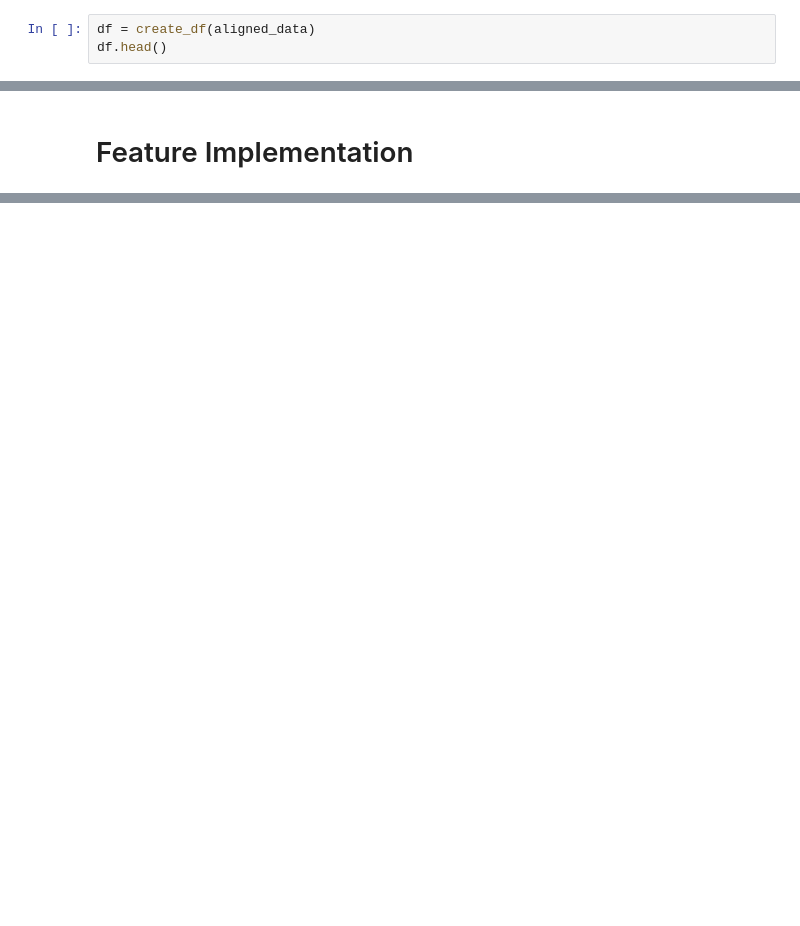
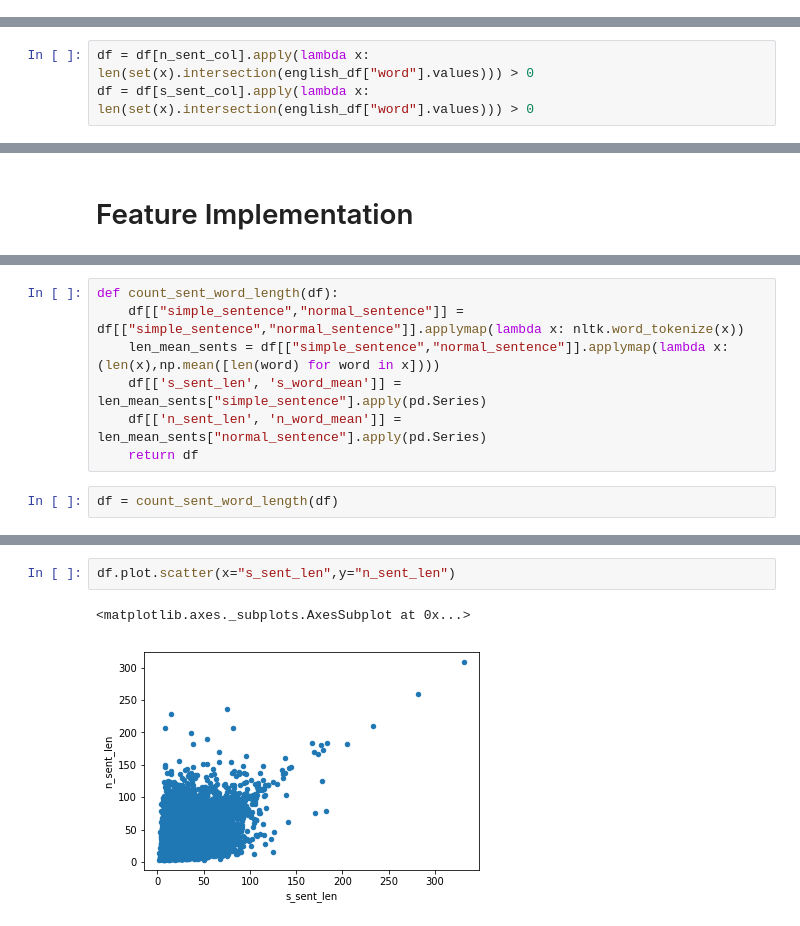
Before and after one commit to PaulOpu/TS_LossFunction, a Jupyter notebook: code/feature_experiments.ipynb, the cells around one changed output, grey strips where cells are left out. Cells and saved outputs as stored; diff of their text form; blank space fills up the shorter version.

```diff
--- a/code/feature_experiments.ipynb
+++ b/code/feature_experiments.ipynb
@@ -54,3 +21,0 @@ def create_df(aligned_data):
-# %%
-df = create_df(aligned_data)
-df.head()
@@ -71,0 +26,3 @@ df.head()
+# %%
+df = df[n_sent_col].apply(lambda x: len(set(x).intersection(english_df["word"].values))) > 0
+df = df[s_sent_col].apply(lambda x: len(set(x).intersection(english_df["word"].values))) > 0
@@ -75,0 +43,9 @@ def count_sent_length
+# %%
+def count_sent_word_length(df):
+    df[["simple_sentence","normal_sentence"]] = df[["simple_sentence","normal_sentence"]].applymap(lambda x: nltk.word_tokenize(x))
+    len_mean_sents = df[["simple_sentence","normal_sentence"]].applymap(lambda x: (len(x),np.mean([len(word) for word in x])))
+    df[['s_sent_len', 's_word_mean']] = len_mean_sents["simple_sentence"].apply(pd.Series)
+    df[['n_sent_len', 'n_word_mean']] = len_mean_sents["normal_sentence"].apply(pd.Series)
+    return df
+# %%
+df = count_sent_word_length(df)
@@ -75,0 +61,5 @@ def count_sent_length
+# %%
+df.plot.scatter(x="s_sent_len",y="n_sent_len")
+# %% [output]
+<matplotlib.axes._subplots.AxesSubplot at 0x...>
+[figure, added]
```
Also changed, not shown: parts of 25 cells of this notebook, 2 other files.
